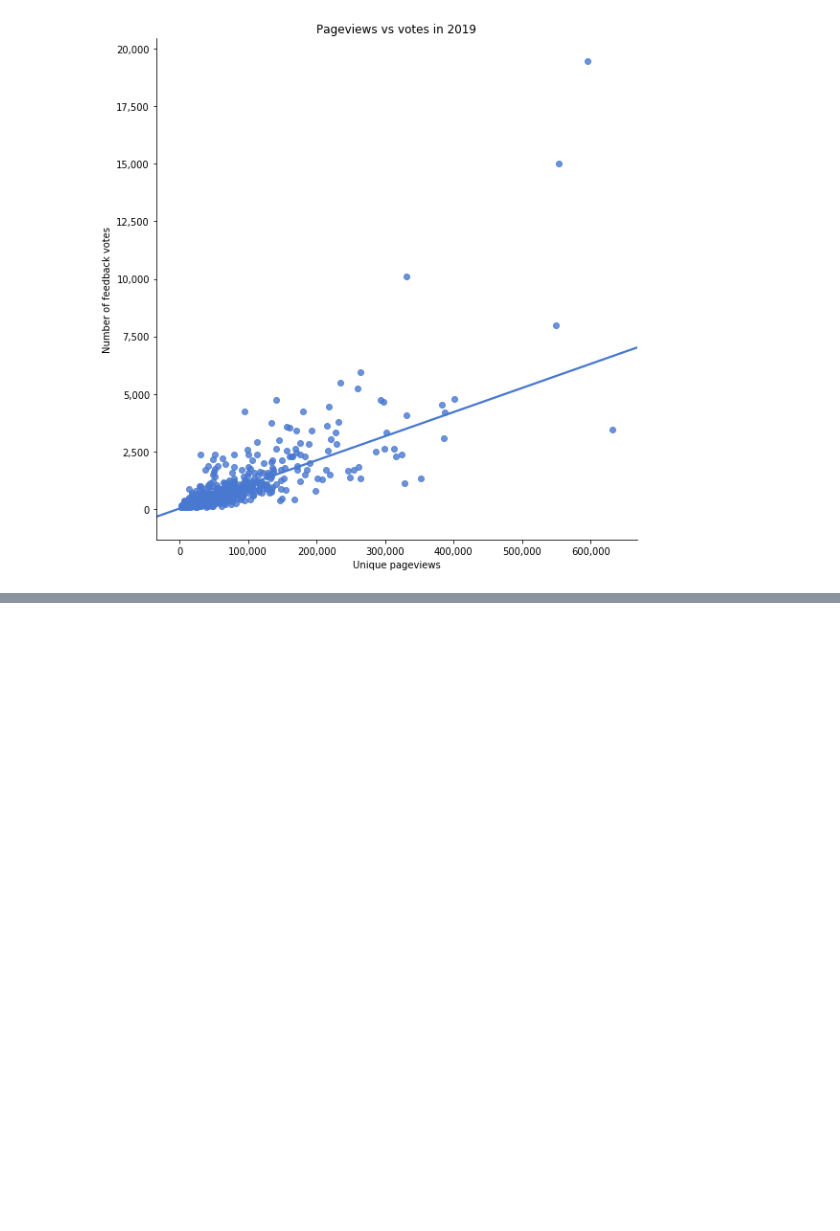
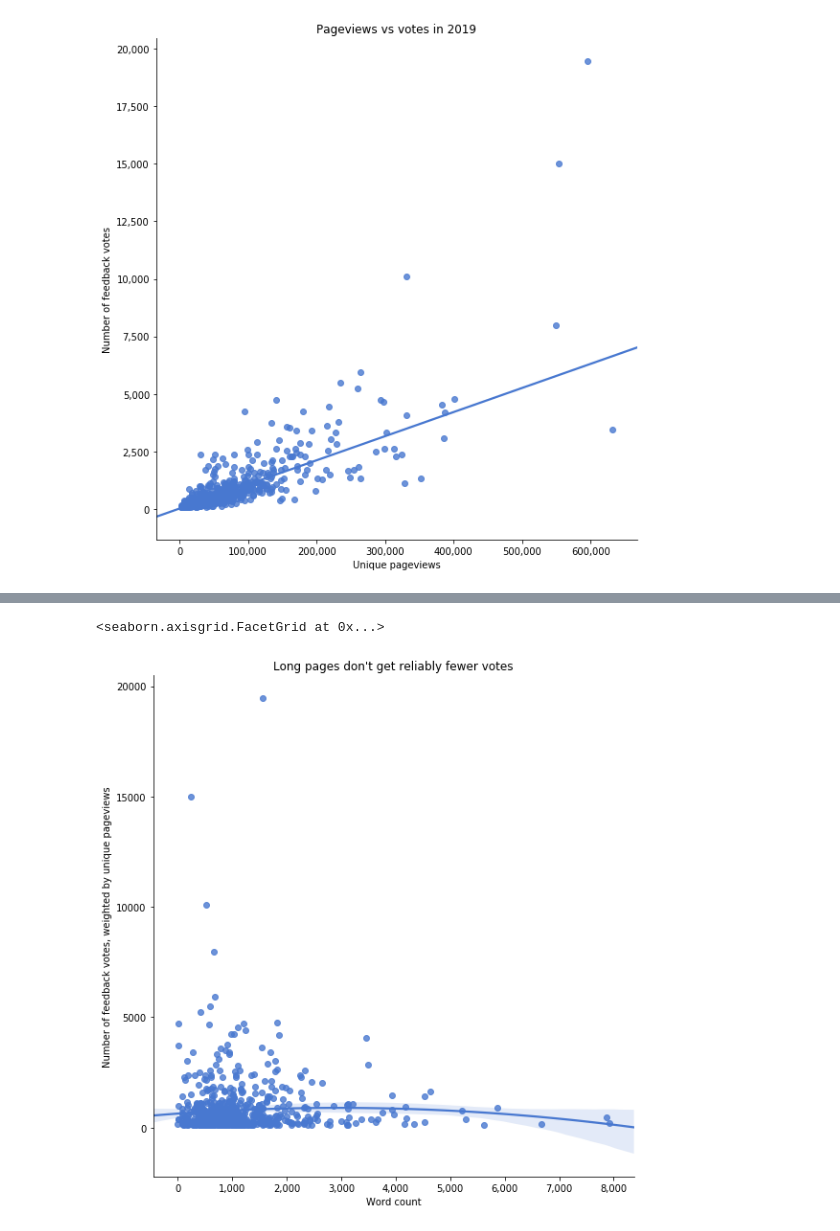
Before and after one commit to MrAlecJohnson/text_analysis, a Jupyter notebook: word_count_analysis.ipynb, the cells around one changed output, grey strips where cells are left out. Cells and saved outputs as stored; diff of their text form; code cells hidden in the pictures; blank space fills up the shorter version.

```diff
--- a/word_count_analysis.ipynb
+++ b/word_count_analysis.ipynb
@@ -113 +127,15 @@ chart.set_xticklabels(xlabels)
+# %%
+sns.set_palette('muted')
+chart = sns.lmplot(x = 'WordCount',
+            y = 'TotalVotes',
+            data = df, height = 8, order = 2)
+
+chart.set(title = "Long pages don't get reliably fewer votes", xlabel='Word count', ylabel='Number of feedback votes, weighted by unique pageviews')
+ticks_x = chart.axes[0][0].get_xticks()
+xlabels = ['{:,.0f}'.format(x) for x in ticks_x]
+
+chart.set_xticklabels(xlabels)
+# %% [output]
+<seaborn.axisgrid.FacetGrid at 0x...>
+[figure, added]
 # %%
```
Also changed, not shown: parts of 7 cells of this notebook, 1 other file.
